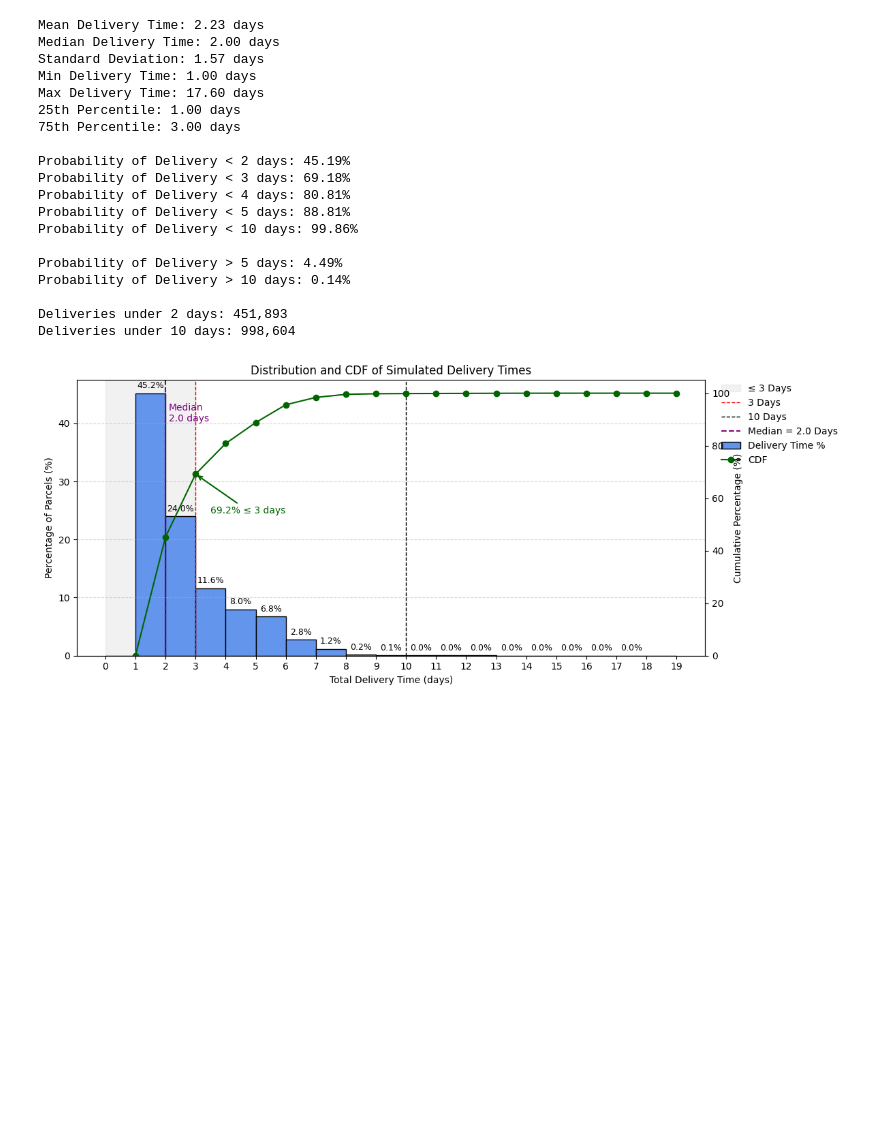
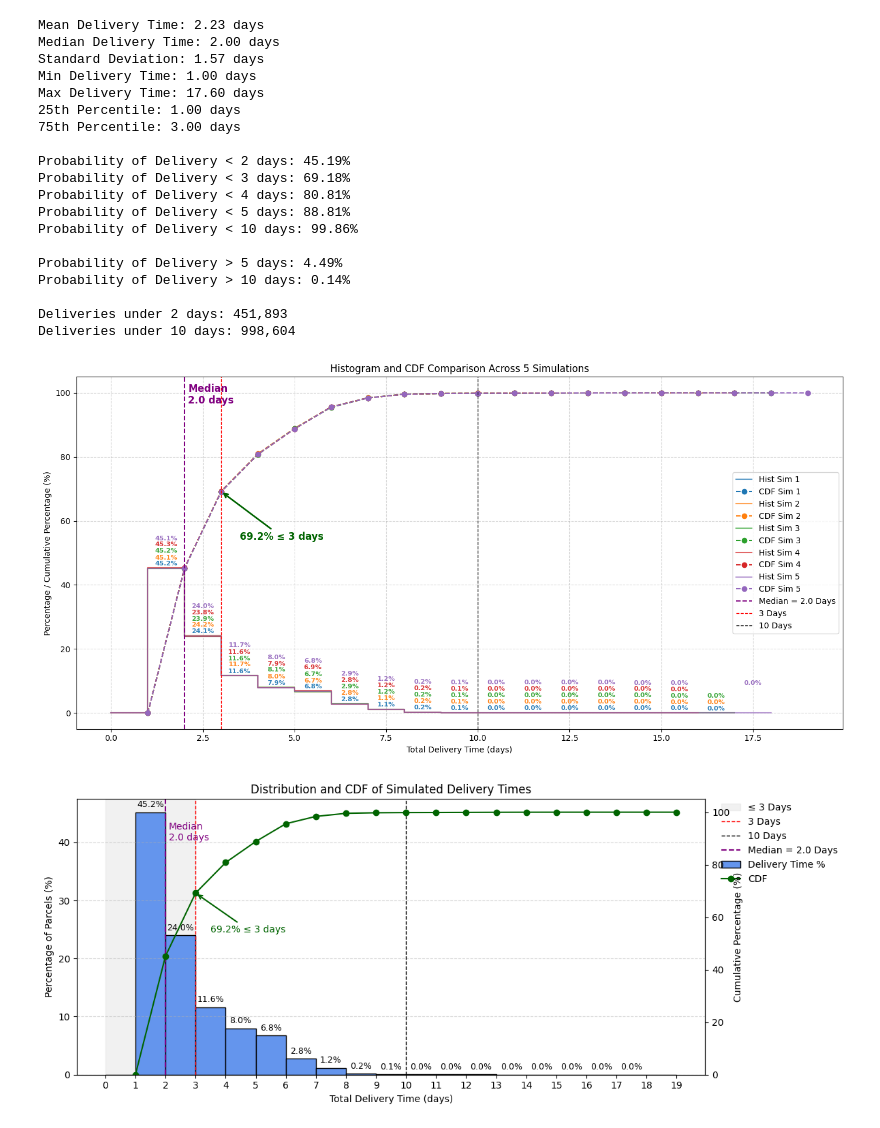
Before and after one commit to mikeandrusyak/simulation_of_the_delivery_time, a Jupyter notebook: simulation_delivery.ipynb, the cells around one changed output. Drawn from its saved outputs; the diff is of its cells as text; code cells hidden in the pictures; blank space fills up the shorter version.

```diff
--- a/simulation_delivery.ipynb
+++ b/simulation_delivery.ipynb
@@ -497,6 +553,77 @@ Probability of Delivery > 10 days: 0.14%
 
 Deliveries under 2 days: 451,893
 Deliveries under 10 days: 998,604
+# %%
+import numpy as np
+import matplotlib.pyplot as plt
+
+plt.figure(figsize=(14, 7))
+
+colors = plt.cm.tab10.colors
+offset_step = 2
+
+medians = []
+cdf3s = []
+
+for i, delivery_times in enumerate(all_delivery_times):
+    color = colors[i % len(colors)]
+    start_bin = 0
+    end_bin = int(np.ceil(delivery_times.max())) + 1
+    bins = np.arange(start_bin, end_bin + 1)
+    counts, bin_edges = np.histogram(delivery_times, bins=bins)
+    percentages = counts / counts.sum() * 100
+
+    # Plot histogram as step for each simulation
+    plt.step(bins[:-1], percentages, where='post', label=f'Hist Sim {i+1}', alpha=0.7, color=color)
+
+    # Add percentage labels above each bin
+    for j, (x, y) in enumerate(zip(bins[:-1], percentages)):
+        if y > 0:
+            plt.text(
+                x + 0.5,
+                y + 0.5 + i * offset_step,
+                f'{y:.1f}%',
+                ha='center', va='bottom',
+                fontsize=8,
+                color=color,
+                alpha=0.9,
+                fontweight='bold'
+            )
+
+    # CDF
+    cdf = np.cumsum(percentages)
+    cdf[-1] = 100
+    plt.plot(bins[1:], cdf, marker='o', linestyle='--', label=f'CDF Sim {i+1}', color=color)
+
+    # Save median and CDF at 3 days
+    medians.append(np.median(delivery_times))
+    cdf3 = cdf[bins[1:] == 3][0] if 3 in bins[1:] else np.nan
+    cdf3s.append(cdf3)
+
+# Додаємо медіану (середнє по всіх симуляціях)
+median_val = np.mean(medians)
+plt.axvline(median_val, color='purple', linestyle='--', linewidth=1.5, label=f'Median = {median_val:.1f} Days')
+plt.text(median_val + 0.1, plt.ylim()[1]*0.92, f'Median\n{median_val:.1f} days', color='purple', fontsize=12, fontweight='bold')
+
+# Додаємо середній відсоток доставок ≤ 3 днів (зелена стрілка)
+mean_cdf3 = np.nanmean(cdf3s)
+plt.annotate(f'{mean_cdf3:.1f}% ≤ 3 days',
+             xy=(3, mean_cdf3),
+             xytext=(3.5, mean_cdf3 - 15),
+             arrowprops=dict(arrowstyle='->', color='darkgreen', lw=2),
+             fontsize=12, color='darkgreen', ha='left', fontweight='bold')
+
+plt.xlabel('Total Delivery Time (days)')
+plt.ylabel('Percentage / Cumulative Percentage (%)')
+plt.title('Histogram and CDF Comparison Across 5 Simulations')
+plt.axvline(3, color='red', linestyle='dashed', linewidth=1, label='3 Days')
+plt.axvline(10, color='black', linestyle='dashed', linewidth=1, label='10 Days')
+plt.legend()
+plt.grid(True, linestyle='--', alpha=0.5)
+plt.tight_layout()
+plt.show()
+# %% [output]
+[figure, added]
 # %%
 import numpy as np
 import matplotlib.pyplot as plt
```
Also changed, not shown: parts of 3 cells of this notebook.
